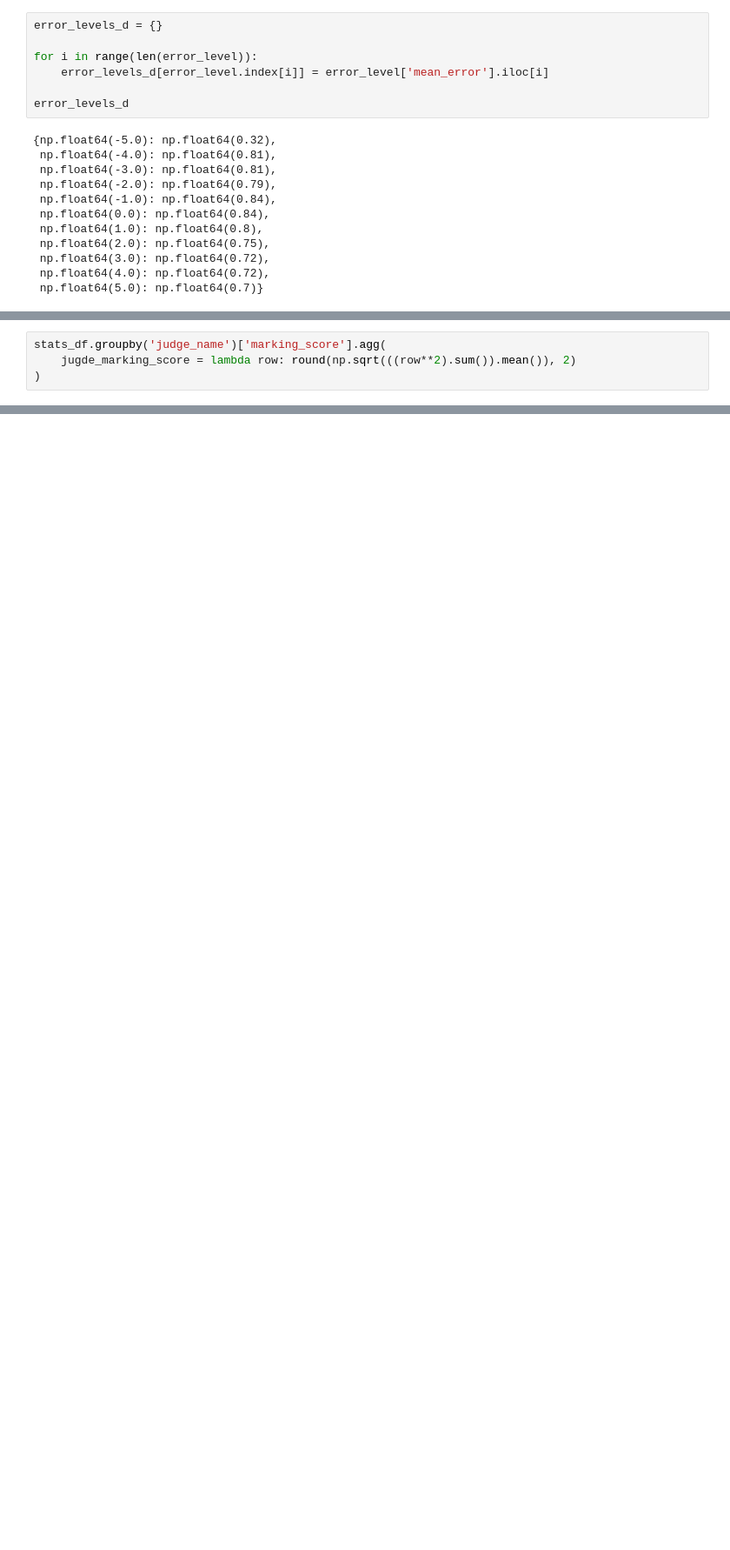
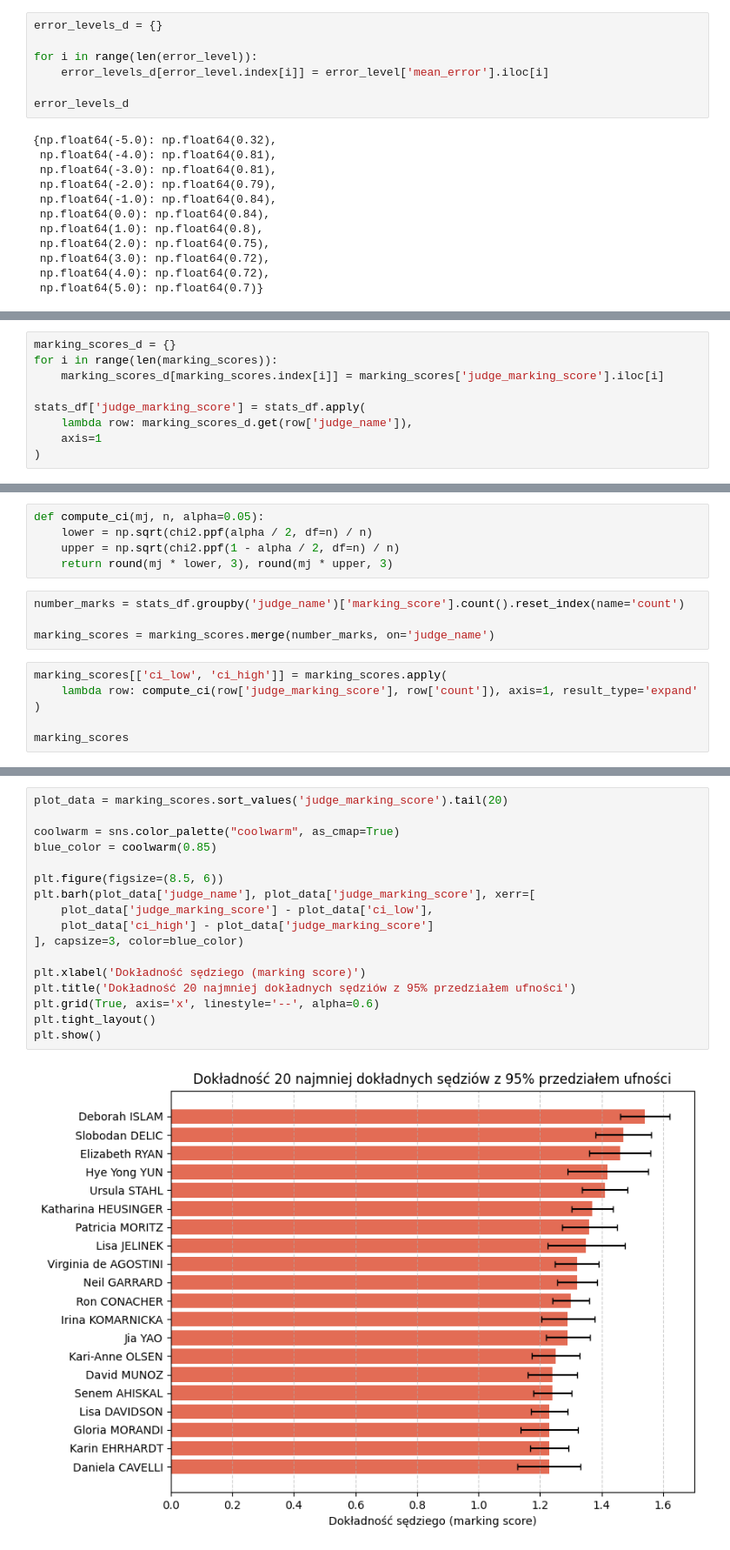
Before and after one commit to ann-e888/Skating_EDA, a Jupyter notebook: notebooks/anomailies.ipynb, the cells around one changed output, grey strips where cells are left out. Shown at 87% size. Saved outputs shown, nothing was run; the diff lists cells and outputs as text; blank space fills up the shorter version.

```diff
--- a/notebooks/anomailies.ipynb
+++ b/notebooks/anomailies.ipynb
@@ -317,4 +322,9 @@ stats_df
 # %%
-stats_df.groupby('judge_name')['marking_score'].agg(
-    jugde_marking_score = lambda row: round(np.sqrt(((row**2).sum()).mean()), 2)
+marking_scores_d = {}
+for i in range(len(marking_scores)):
+    marking_scores_d[marking_scores.index[i]] = marking_scores['judge_marking_score'].iloc[i]
+
+stats_df['judge_marking_score'] = stats_df.apply(
+    lambda row: marking_scores_d.get(row['judge_name']),
+    axis=1
 )
@@ -335,0 +331,15 @@ stats_df.groupby('judge_name')['marking_score'].agg(
+# %%
+def compute_ci(mj, n, alpha=0.05):
+    lower = np.sqrt(chi2.ppf(alpha / 2, df=n) / n)
+    upper = np.sqrt(chi2.ppf(1 - alpha / 2, df=n) / n)
+    return round(mj * lower, 3), round(mj * upper, 3)
+# %%
+number_marks = stats_df.groupby('judge_name')['marking_score'].count().reset_index(name='count')
+
+marking_scores = marking_scores.merge(number_marks, on='judge_name')
+# %%
+marking_scores[['ci_low', 'ci_high']] = marking_scores.apply(
+    lambda row: compute_ci(row['judge_marking_score'], row['count']), axis=1, result_type='expand'
+)
+
+marking_scores
@@ -335,0 +360,19 @@ stats_df.groupby('judge_name')['marking_score'].agg(
+# %%
+plot_data = marking_scores.sort_values('judge_marking_score').tail(20)
+
+coolwarm = sns.color_palette("coolwarm", as_cmap=True)
+blue_color = coolwarm(0.85)
+
+plt.figure(figsize=(8.5, 6))
+plt.barh(plot_data['judge_name'], plot_data['judge_marking_score'], xerr=[
+    plot_data['judge_marking_score'] - plot_data['ci_low'],
+    plot_data['ci_high'] - plot_data['judge_marking_score']
+], capsize=3, color=blue_color)
+
+plt.xlabel('Dokładność sędziego (marking score)')
+plt.title('Dokładność 20 najmniej dokładnych sędziów z 95% przedziałem ufności')
+plt.grid(True, axis='x', linestyle='--', alpha=0.6)
+plt.tight_layout()
+plt.show()
+# %% [output]
+[figure, added]
```
Also changed, not shown: parts of 6 cells of this notebook.
